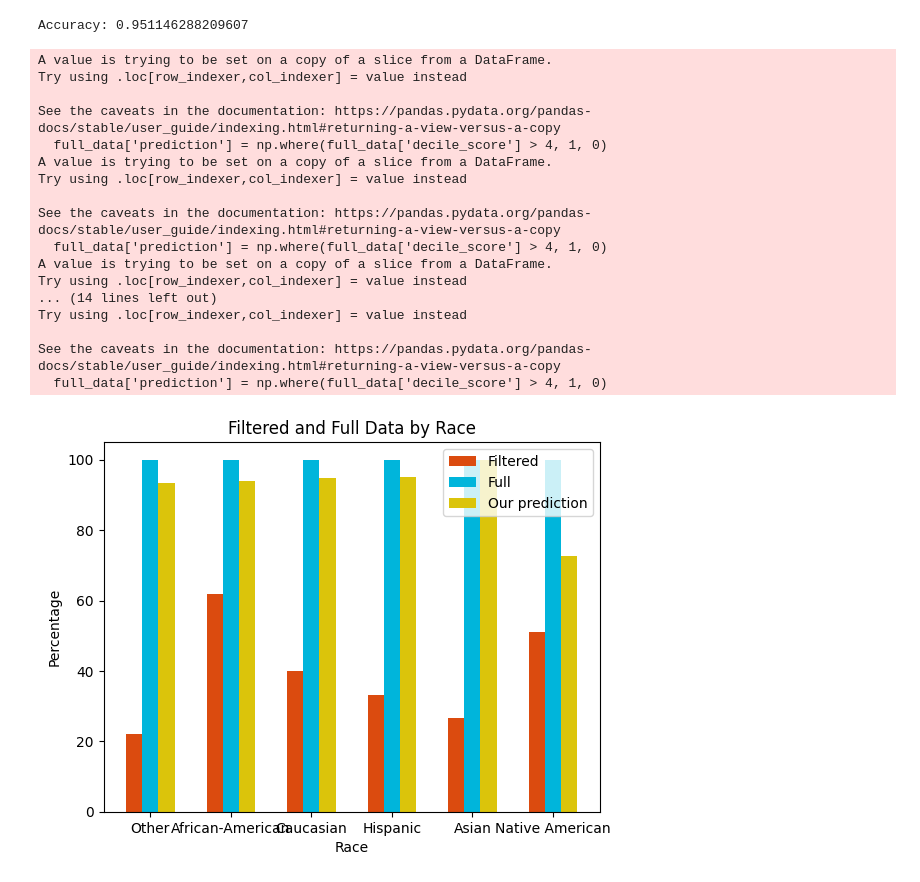
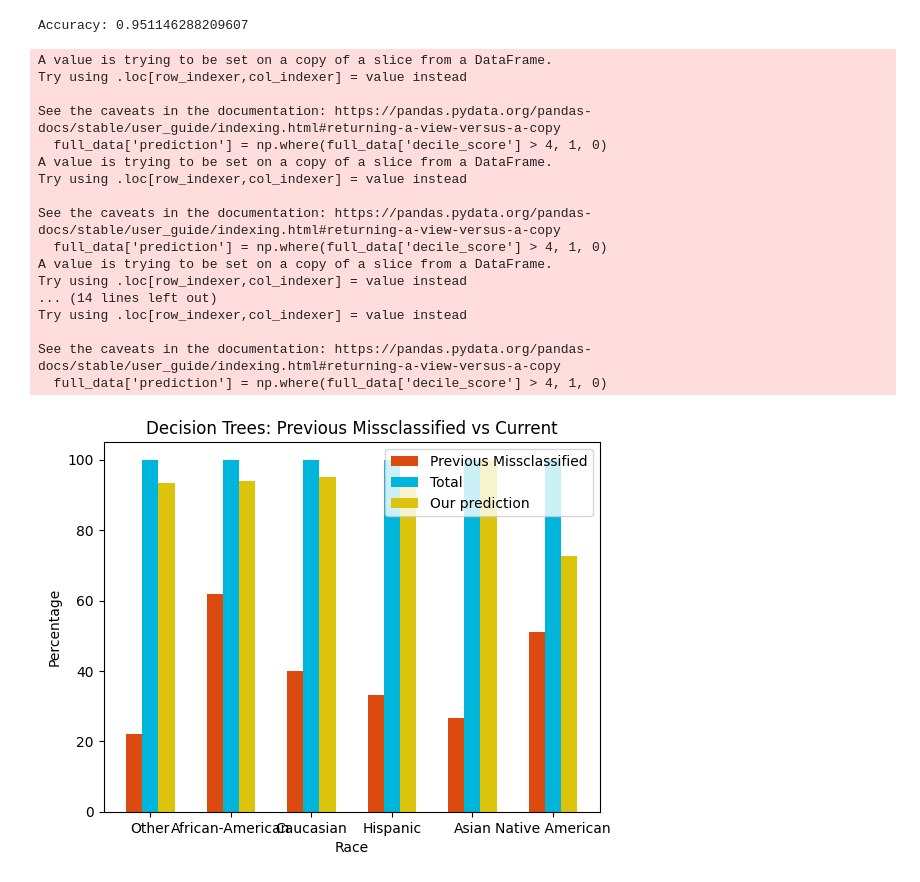
Before and after one commit to jayjoshi1400/mitigation_racial_bias, a Jupyter notebook: DecisionTreeClassifier_Pred.ipynb, the cells around one changed output. Cells and saved outputs as stored; diff of their text form; code cells hidden in the pictures.

Commit message:
Added titles

```diff
--- a/DecisionTreeClassifier_Pred.ipynb
+++ b/DecisionTreeClassifier_Pred.ipynb
@@ -127,7 +127,7 @@ for race in races:
 fig, ax = plt.subplots()
 
 # Set the title and the labels
-ax.set_title("Filtered and Full Data by Race")
+ax.set_title("Decision Trees: Previous Missclassified vs Current")
 ax.set_xlabel("Race")
 ax.set_ylabel("Percentage")
 
@@ -135,35 +135,35 @@ ax.set_ylabel("Percentage")
 x_pos = range(len(races))
 
 # Plot the filtered data in red and the full data in blue as adjacent bars
-ax.bar(x_pos, percentages, color="#DB4B0F", label="Filtered", width=0.2)
-ax.bar([x + 0.2 for x in x_pos], [100] * len(races), color="#00B5DB", label="Full", width=0.2)
+ax.bar(x_pos, percentages, color="#DB4B0F", label="Previous Missclassified", width=0.2)
+ax.bar([x + 0.2 for x in x_pos], [100] * len(races), color="#00B5DB", label="Total", width=0.2)
 ax.bar([x + 0.4 for x in x_pos], percentages1, color="#DBC40B", label="Our prediction", width=0.2)
 
 # Set the x ticks and labels
 ax.set_xticks([x + 0.2 for x in x_pos])
 ax.set_xticklabels(races)
 
 # Add a legend
 ax.legend()
 
 # Show the graph
 plt.show()
 # %% [output]
 A value is trying to be set on a copy of a slice from a DataFrame.
 Try using .loc[row_indexer,col_indexer] = value instead
 
 See the caveats in the documentation: https://pandas.pydata.org/pandas-docs/stable/user_guide/indexing.html#returning-a-view-versus-a-copy
   full_data['prediction'] = np.where(full_data['decile_score'] > 4, 1, 0)
 A value is trying to be set on a copy of a slice from a DataFrame.
 Try using .loc[row_indexer,col_indexer] = value instead
 
 See the caveats in the documentation: https://pandas.pydata.org/pandas-docs/stable/user_guide/indexing.html#returning-a-view-versus-a-copy
   full_data['prediction'] = np.where(full_data['decile_score'] > 4, 1, 0)
 A value is trying to be set on a copy of a slice from a DataFrame.
 Try using .loc[row_indexer,col_indexer] = value instead
 ... (14 lines left out)
 Try using .loc[row_indexer,col_indexer] = value instead
 
 See the caveats in the documentation: https://pandas.pydata.org/pandas-docs/stable/user_guide/indexing.html#returning-a-view-versus-a-copy
   full_data['prediction'] = np.where(full_data['decile_score'] > 4, 1, 0)
-[figure, old version]
+[figure, new version]
```
Also changed, not shown: 5 other files.
